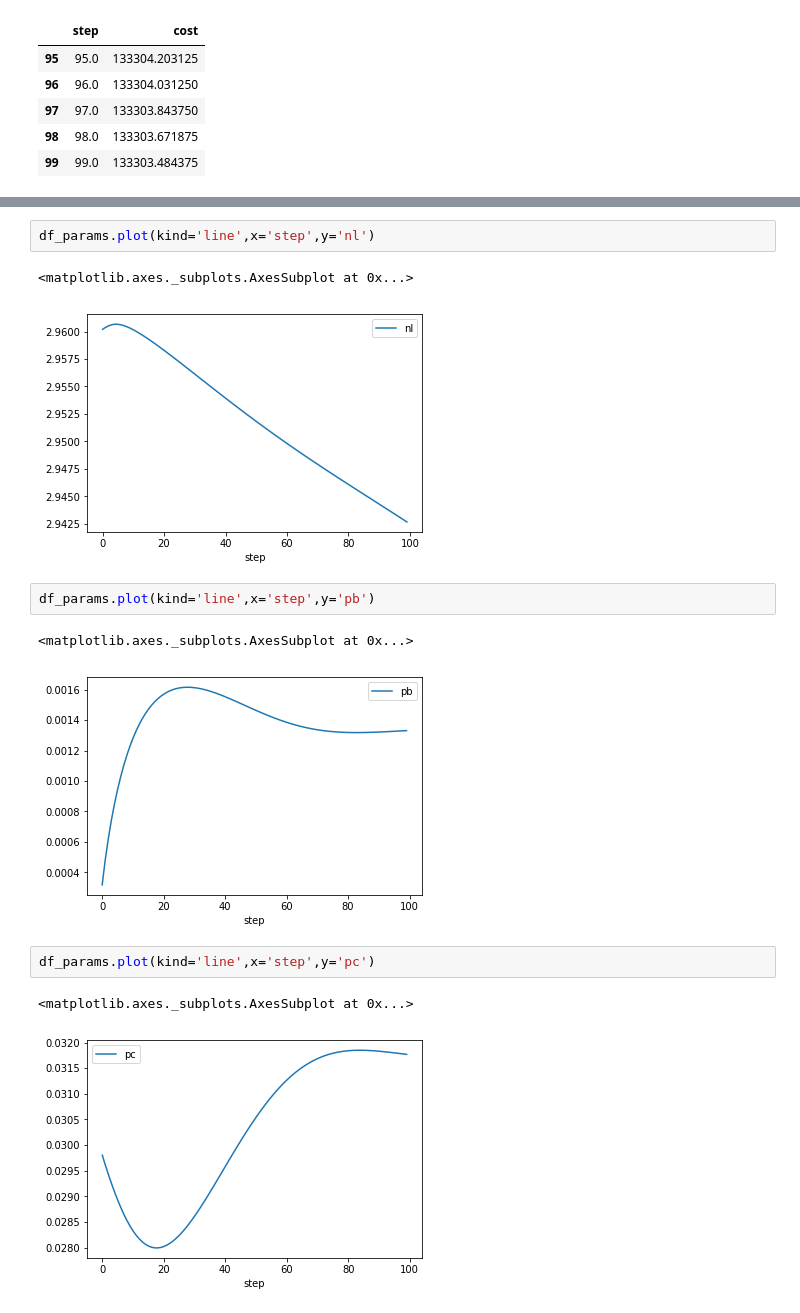
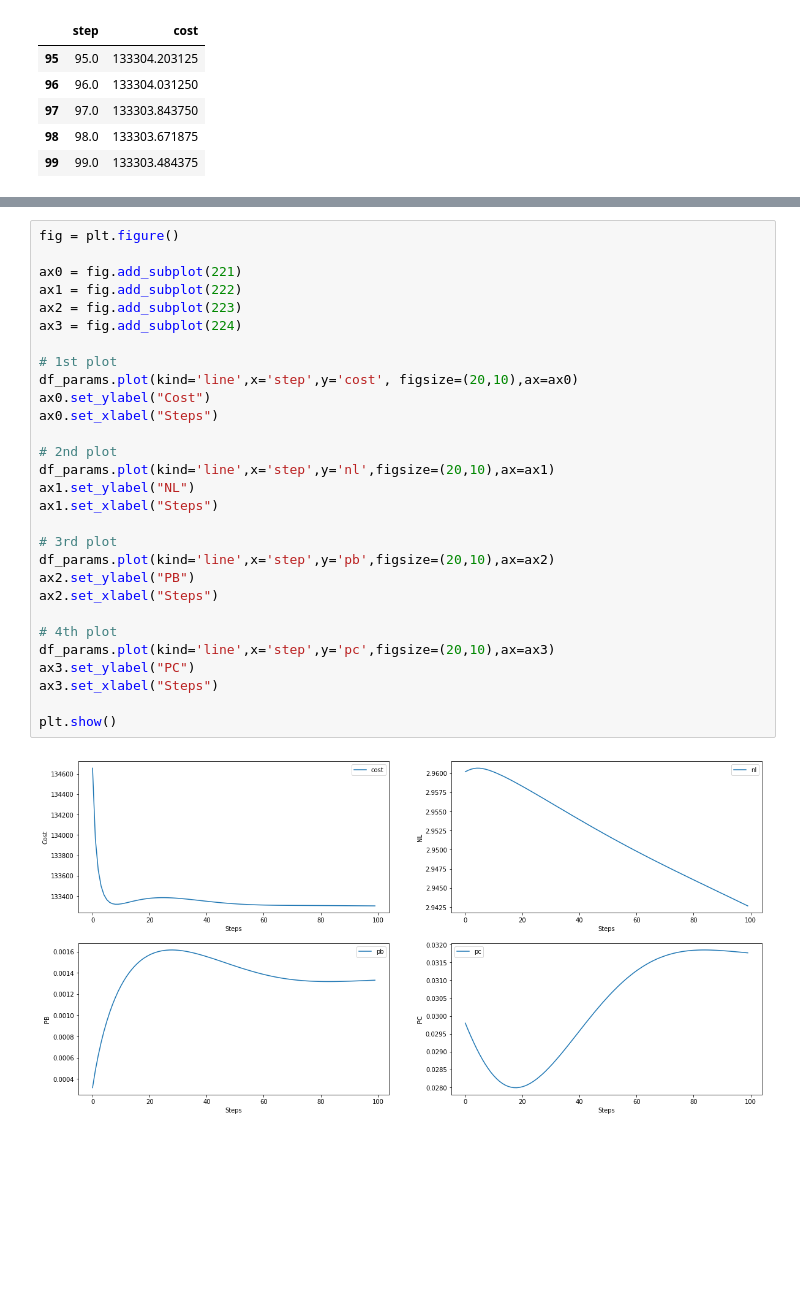
Before and after one commit to solmazimi/femodel-tf-optimizer, a Jupyter notebook: tf_optimizer3.ipynb, the cells around one changed output, grey strips where cells are left out. Saved outputs shown, nothing was run; the diff lists cells and outputs as text; blank space fills up the shorter version.

Commit message:
aggregated plots and playing with gradient for nL

```diff
--- a/tf_optimizer3.ipynb
+++ b/tf_optimizer3.ipynb
@@ -424,18 +419,34 @@ df_cost.plot(kind='line',x='step',y='cost')
-# %%
-df_params.plot(kind='line',x='step',y='nl')
-# %% [output]
-<matplotlib.axes._subplots.AxesSubplot at 0x...>
-[figure, removed]
-# %%
-df_params.plot(kind='line',x='step',y='pb')
-# %% [output]
-<matplotlib.axes._subplots.AxesSubplot at 0x...>
-[figure, removed]
-# %%
-df_params.plot(kind='line',x='step',y='pc')
-# %% [output]
-<matplotlib.axes._subplots.AxesSubplot at 0x...>
-[figure, removed]
+# %%
+fig = plt.figure()
+
+ax0 = fig.add_subplot(221)
+ax1 = fig.add_subplot(222)
+ax2 = fig.add_subplot(223)
+ax3 = fig.add_subplot(224)
+
+# 1st plot
+df_params.plot(kind='line',x='step',y='cost', figsize=(20,10),ax=ax0)
+ax0.set_ylabel("Cost")
+ax0.set_xlabel("Steps")
+
+# 2nd plot
+df_params.plot(kind='line',x='step',y='nl',figsize=(20,10),ax=ax1)
+ax1.set_ylabel("NL")
+ax1.set_xlabel("Steps")
+
+# 3rd plot
+df_params.plot(kind='line',x='step',y='pb',figsize=(20,10),ax=ax2)
+ax2.set_ylabel("PB")
+ax2.set_xlabel("Steps")
+
+# 4th plot
+df_params.plot(kind='line',x='step',y='pc',figsize=(20,10),ax=ax3)
+ax3.set_ylabel("PC")
+ax3.set_xlabel("Steps")
+
+plt.show()
+# %% [output]
+[figure, added]
 # %%
 tf_parameters = ['step', 'uBA','sbA','uBB','sbB','pA','pb','pc', 'pm','umax','nl',
                  'eLJ','uc','cost']
```
Also changed, not shown: parts of 7 cells of this notebook, 1 other file.
